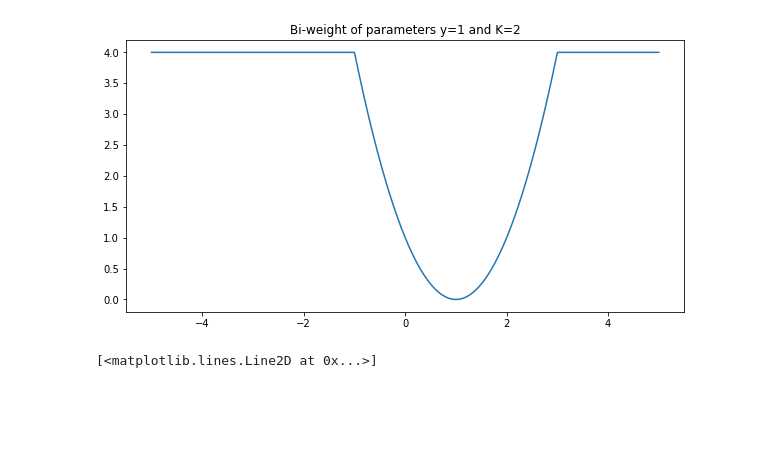
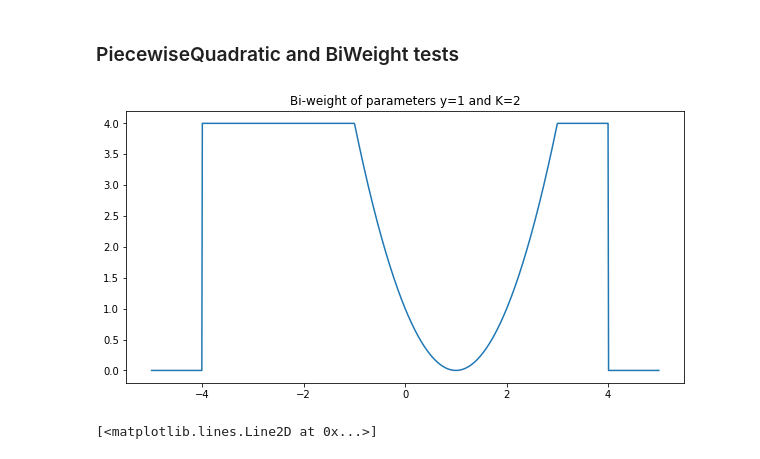
Before and after one commit to jeremtti/changepoint_detection_outliers, a Jupyter notebook: tests.ipynb, the cells around one changed output. Drawn from its saved outputs; the diff is of its cells as text; code cells hidden in the pictures; blank space fills up the shorter version.

```diff
--- a/tests.ipynb
+++ b/tests.ipynb
@@ -5,13 +7,15 @@ from main import PiecewiseQuadratic, BiWeight
+# %% [markdown]
+### PiecewiseQuadratic and BiWeight tests
 # %%
-bi_weight = BiWeight(1, 2)
+bi_weight = BiWeight(1, 2, -4, 4)
 t = np.linspace(-5, 5, 1000)
 y = np.array([bi_weight(x) for x in t])
 plt.figure(figsize=(10, 5))
 plt.plot(t, y)
 plt.title("Bi-weight of parameters y=1 and K=2")
 plt.show()
 # %% [output]
-[figure, old version]
+[figure, new version]
 # %%
 polynom = PiecewiseQuadratic([(-10,-1),(-1,1),(1,10)], [[-1,0],[1,0,0],[1,0]])
 t = np.linspace(-5, 5, 1000)
```
Also changed, not shown: parts of 5 cells of this notebook, 2 other files.
